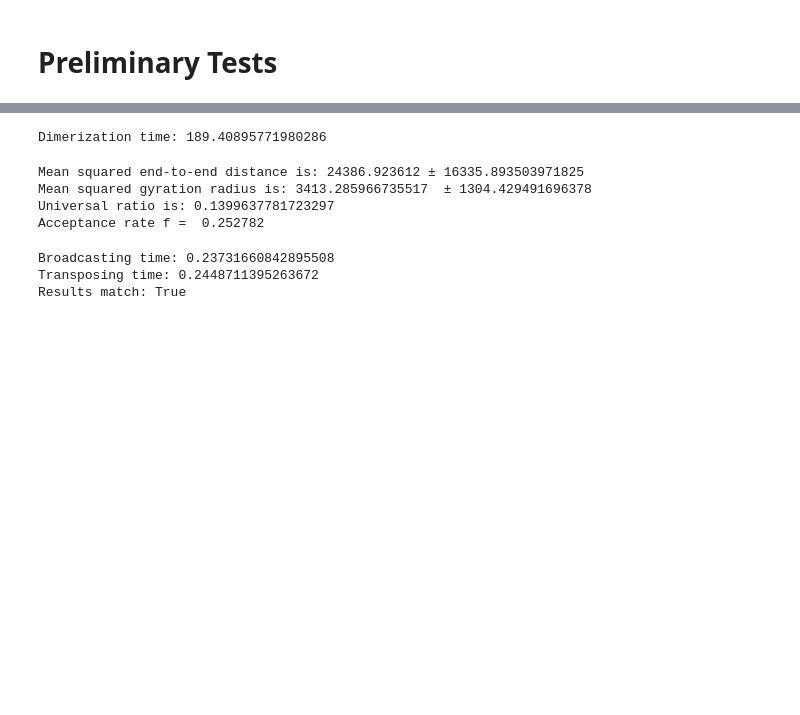
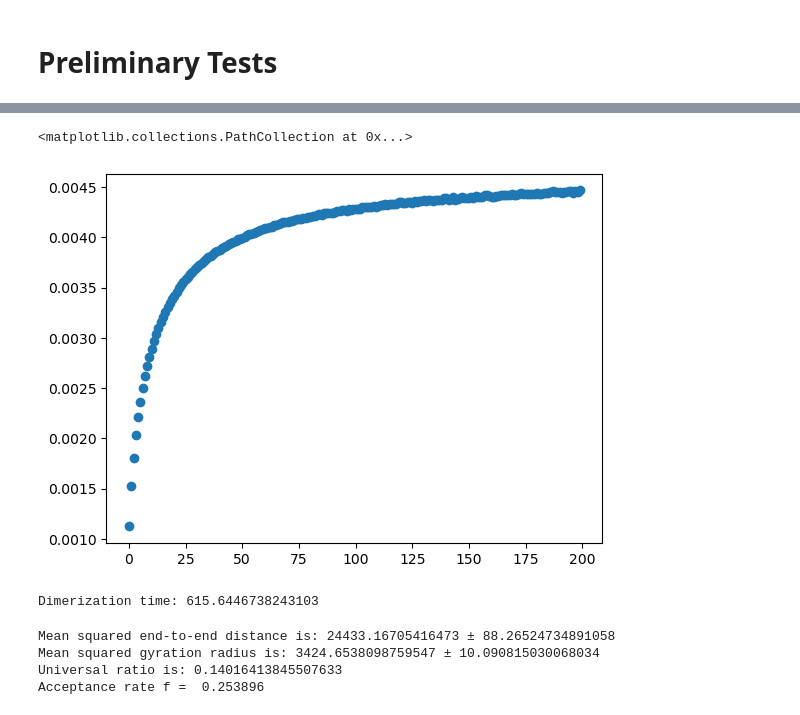
Before and after one commit to mandus24/ComputationalPhysics, a Jupyter notebook: polymer/polymer.ipynb, the cells around one changed output, grey strips where cells are left out. Cells and saved outputs as stored; diff of their text form; code cells hidden in the pictures; blank space fills up the shorter version.

```diff
--- a/polymer/polymer.ipynb
+++ b/polymer/polymer.ipynb
@@ -247 +274,9 @@ print((int(np.ceil(τ_int))))
+# %%
+np.random.seed(1234)
+iterations = 10**7
+N=21
+coord = initial_SAW(N)
+accepted = 0
+debug = 0
+ω_squared, S_squared,f = pivot_run(coord,iterations)
 # %%
@@ -266,52 +301,35 @@ Acceptance rate f =  0.529302
+# %%
+plt.scatter(range(200),error_S_squared)
+# %% [output]
+<matplotlib.collections.PathCollection at 0x...>
+[figure, added]
 # %%
+np.random.seed(43210)
 iterations = 10**6
-N=1000
+N=1001
 start = time.time()
 coord = initial_SAW(N)
 end = time.time()
 print("Dimerization time:", end - start)
-ω_squared1000, S_squared1000,f1000 = pivot_run(coord,iterations)
+ω_squared, S_squared,f = pivot_run(coord,iterations)
 # %% [output]
-Dimerization time: 189.40895771980286
+Dimerization time: 615.6446738243103
 # %%
-mean_ω_squared1000 = np.mean((ω_squared1000 ))
-mean_S_squared1000 = np.mean((S_squared1000 ))
-std_ω_squared1000  = np.std((ω_squared1000 ))
-std_S_squared1000  = np.std((S_squared1000 ))
-ur1000 = mean_S_squared1000 /mean_ω_squared1000
-print(f"Mean squared end-to-end distance is: {mean_ω_squared1000 } ± {std_ω_squared1000 }")
-print(f"Mean squared gyration radius is: {mean_S_squared1000}  ± {std_S_squared1000 }")
-print(f"Universal ratio is: {ur1000 }")
-print(f"Acceptance rate f = ",f1000 )
+error_ω_squared,τ_int_bin_ω_squared  = binning_analyis(ω_squared,500)
+error_S_squared,τ_int_bin_S_squared  = binning_analyis(S_squared,500)
+uncorrelated_ω_squared = ω_squared[::τ_int_bin_ω_squared]
+uncorrelated_S_squared = S_squared[::τ_int_bin_S_squared]
+mean_ω_squared = np.mean(uncorrelated_ω_squared)
+mean_S_squared = np.mean(uncorrelated_S_squared)
+ur = mean_S_squared/mean_ω_squared
+
+
+print(f"Mean squared end-to-end distance is: {mean_ω_squared} ± {error_ω_squared[-1]}")
+print(f"Mean squared gyration radius is: {mean_S_squared} ± {error_S_squared[-1]}")
+print(f"Universal ratio is: {ur}")
+print(f"Acceptance rate f = ",f)
 # %% [output]
-Mean squared end-to-end distance is: 24386.923612 ± 16335.893503971825
-Mean squared gyration radius is: 3413.285966735517  ± 1304.429491696378
-Universal ratio is: 0.1399637781723297
-Acceptance rate f =  0.252782
+Mean squared end-to-end distance is: 24433.16705416473 ± 88.26524734891058
+Mean squared gyration radius is: 3424.6538098759547 ± 10.090815030068034
+Universal ratio is: 0.14016413845507633
+Acceptance rate f =  0.253896
-# %%
-import numpy as np
-import time
-
-# Create large random arrays
-n, m = 20000, 20000
-first = np.random.rand(n)
-second = np.random.rand(n, m)
-
-# Method 1: Broadcasting
-start = time.time()
-result1 = second + first[:, np.newaxis]
-end = time.time()
-print("Broadcasting time:", end - start)
-
-# Method 2: Transposing
-start = time.time()
-result2 = (first + second.T).T  # Assuming first is (n, m), otherwise just first
-end = time.time()
-print("Transposing time:", end - start)
-
-# Verify both methods produce the same result
-print("Results match:", np.allclose(result1, result2))
-# %% [output]
-Broadcasting time: 0.23731660842895508
-Transposing time: 0.2448711395263672
-Results match: True
```
Also changed, not shown: parts of 15 cells of this notebook.
